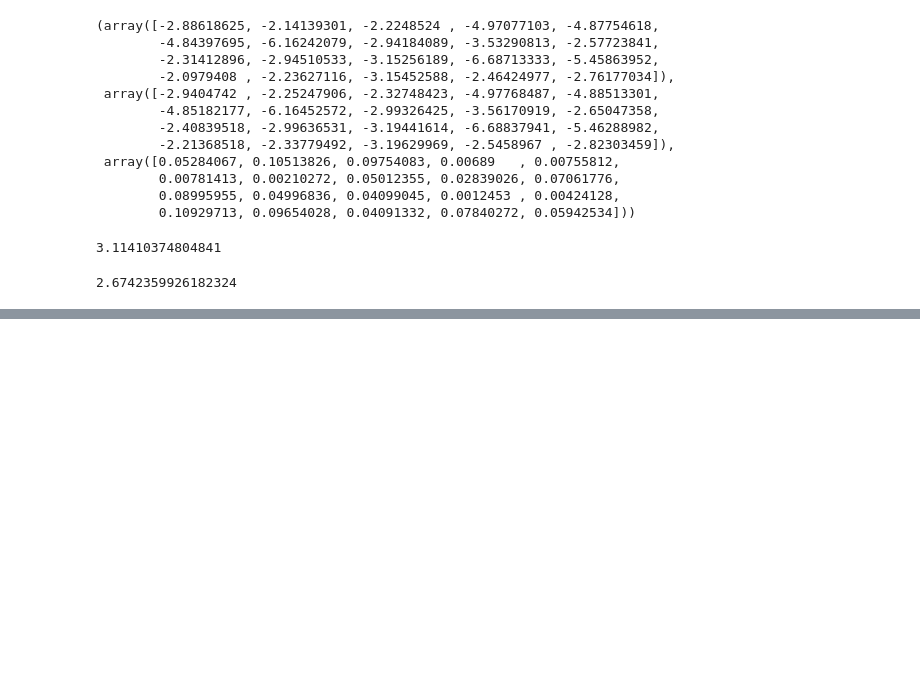
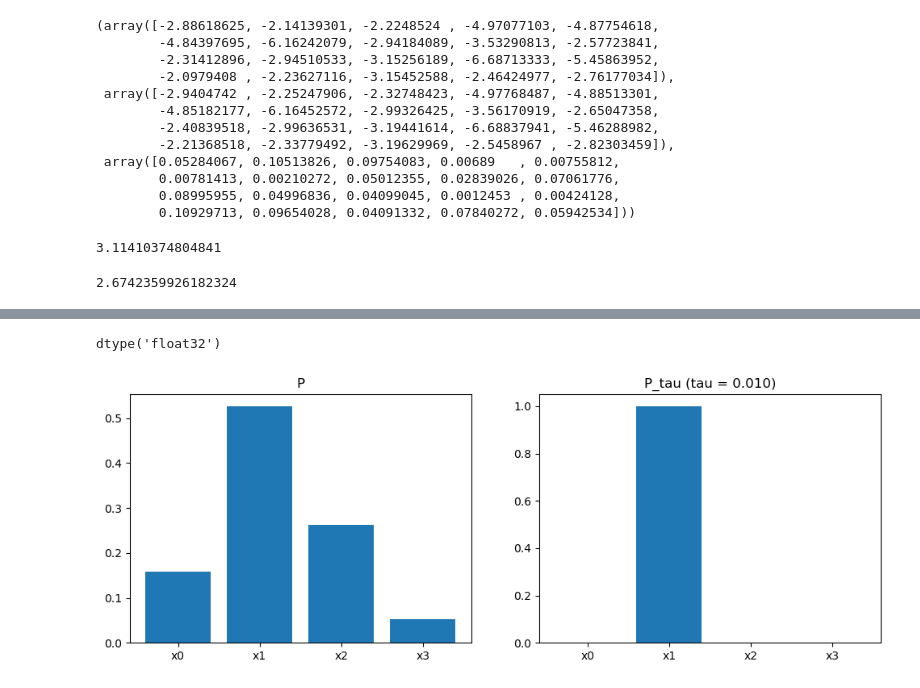
Before and after one commit to dnswlt/hexz, a Jupyter notebook: python/Hexz.ipynb, the cells around one changed output, grey strips where cells are left out. Cells and saved outputs as stored; diff of their text form; code cells hidden in the pictures; blank space fills up the shorter version.

```diff
--- a/python/Hexz.ipynb
+++ b/python/Hexz.ipynb
@@ -1237,0 +1229,4 @@ importlib.reload(hexz)
+# %%
+e[0].move_probs.dtype
+# %% [output]
+dtype('float32')
@@ -1237,0 +1237,14 @@ importlib.reload(hexz)
+# %%
+# Temperature
+tau = 0.01
+P = np.array([3, 10, 5, 1])
+P = P / P.sum()
+fix, axs = plt.subplots(1, 2, figsize=(12, 4))
+axs[0].bar([f"x{d}" for d in range(len(P))], P)
+axs[0].title.set_text("P")
+Pt = np.power(P, 1/tau)
+Pt = Pt / Pt.sum()
+axs[1].bar([f"x{d}" for d in range(len(Pt))], Pt)
+axs[1].title.set_text(f"P_tau (tau = {tau:.3f})")
+# %% [output]
+[figure, added]
```
Also changed, not shown: parts of 7 cells of this notebook, 1 other file.
